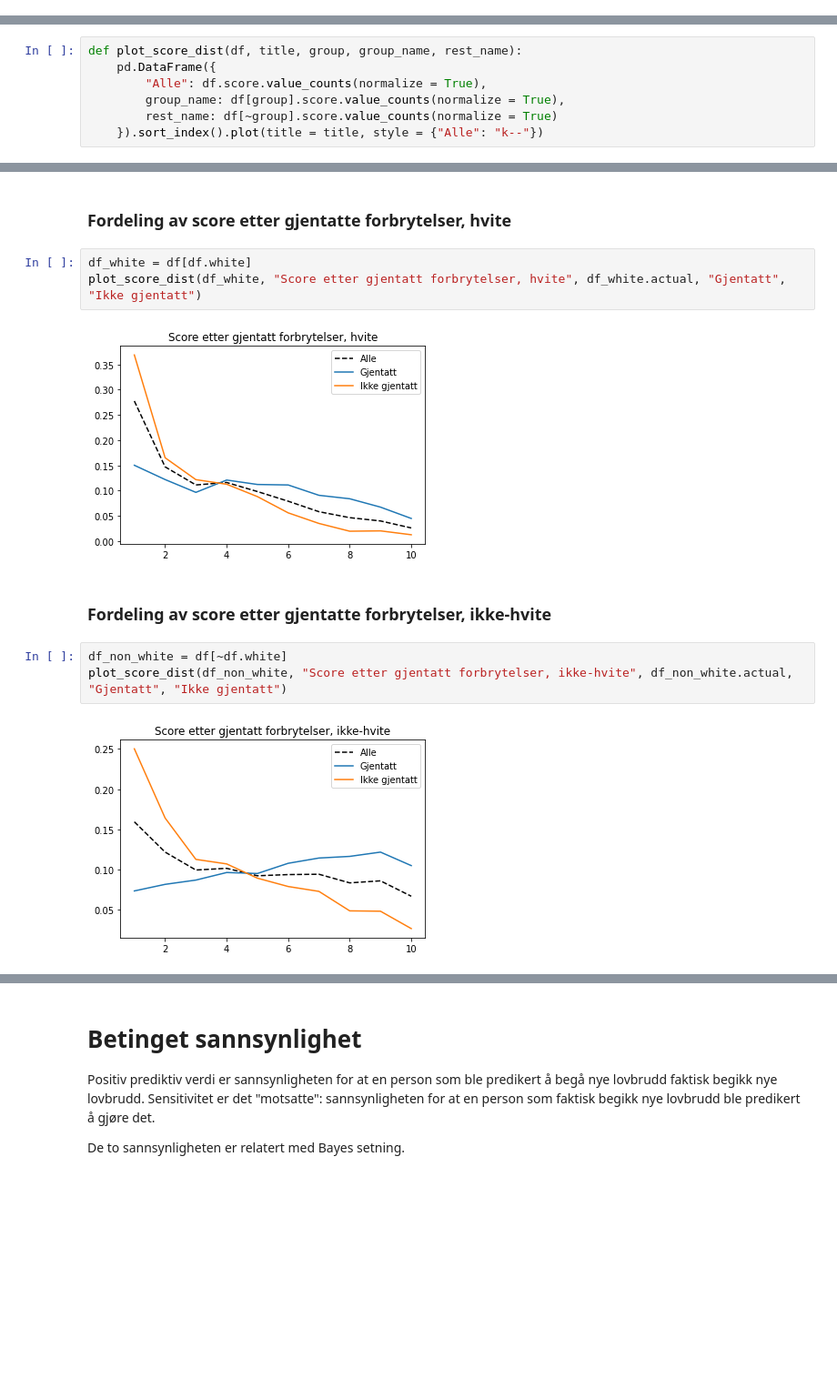
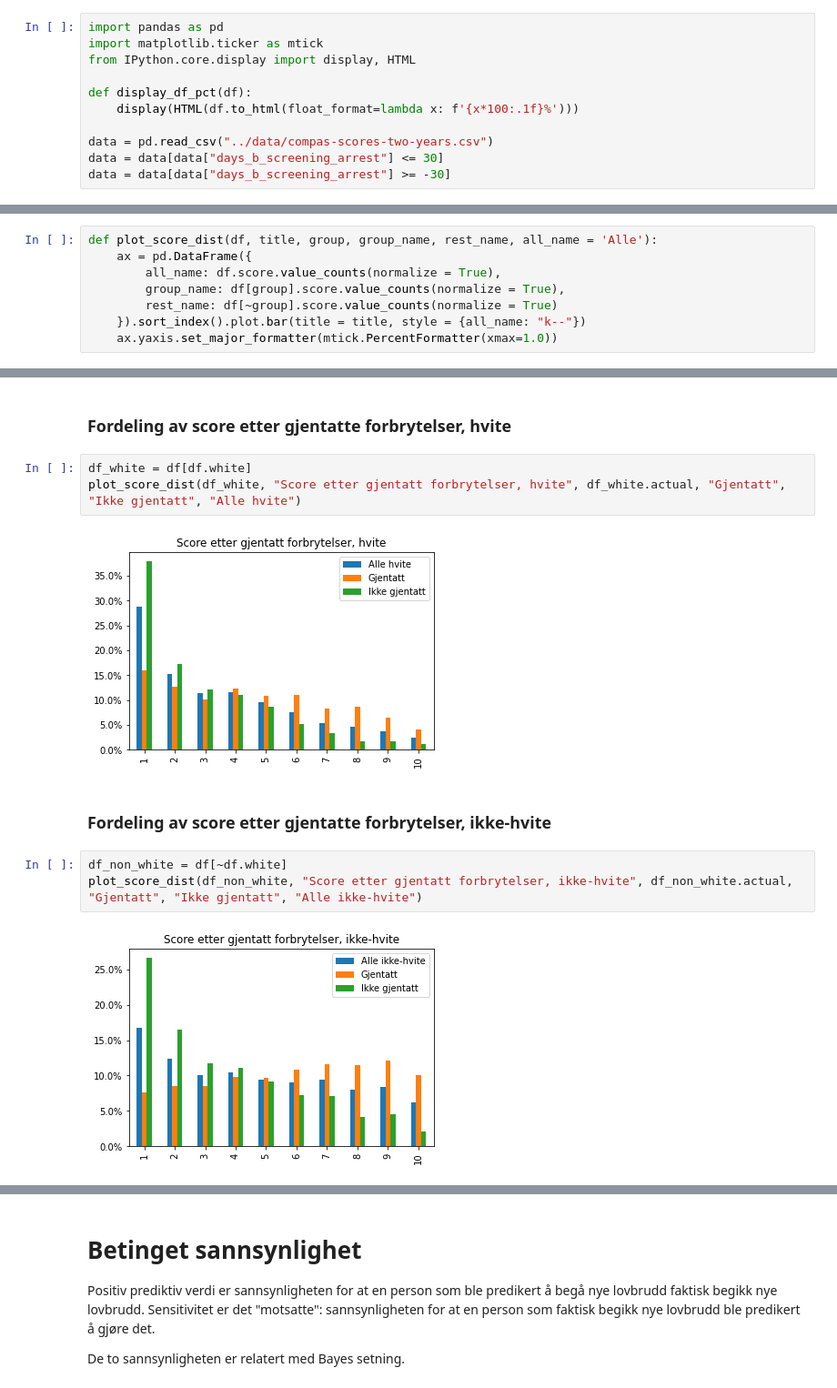
Before and after one commit to irisbore/hon2200-gr2, a Jupyter notebook: report/report.ipynb, the cells around one changed output, grey strips where cells are left out. Shown at 91% size. Cells and saved outputs as stored; diff of their text form; blank space fills up the shorter version.

```diff
--- a/report/report.ipynb
+++ b/report/report.ipynb
@@ -6,4 +6,15 @@ Vi bruker Pandas til å lese inn dataene, og lager oss en `DataFrame` med kun de
  - Kolonnen `white` indikerer om personen er "hvit" eller ikke, hvor vi definerer hvit som gruppen ("race") "Caucasian" i det originale datasettet
  - Kolonnen `predicted` indikerer om personen er predikert til å begå nye lovbrudd
  - Kolonnen `actual` indikerer om personen faktisk begikk nye lovbrudd
+# %%
+import pandas as pd
+import matplotlib.ticker as mtick
+from IPython.core.display import display, HTML
+
+def display_df_pct(df):
+    display(HTML(df.to_html(float_format=lambda x: f'{x*100:.1f}%')))
+
+data = pd.read_csv("../data/compas-scores-two-years.csv")
+data = data[data["days_b_screening_arrest"] <= 30]
+data = data[data["days_b_screening_arrest"] >= -30]
 # %%
@@ -69,12 +83,13 @@ four_field_table(df.sex == 'Male', "Menn", "Kvinner")
 
 COMPAS gir en score fra 1 til 10 for hver at gjerningspersonen i en sak er "farlig". Vi ser på fordelingen av denne scoren i forskjellige grupper.
 # %%
-def plot_score_dist(df, title, group, group_name, rest_name):
-    pd.DataFrame({
-        "Alle": df.score.value_counts(normalize = True),
+def plot_score_dist(df, title, group, group_name, rest_name, all_name = 'Alle'):
+    ax = pd.DataFrame({
+        all_name: df.score.value_counts(normalize = True),
         group_name: df[group].score.value_counts(normalize = True),
         rest_name: df[~group].score.value_counts(normalize = True)
-    }).sort_index().plot(title = title, style = {"Alle": "k--"})
+    }).sort_index().plot.bar(title = title, style = {all_name: "k--"})
+    ax.yaxis.set_major_formatter(mtick.PercentFormatter(xmax=1.0))
 # %% [markdown]
 ### Fordeling av score etter hudfarge
 # %%
@@ -97,13 +114,13 @@ plot_score_dist(df, "Score etter gjentatt forbrytelse", df.actual, "Gjentatt", "
 ### Fordeling av score etter gjentatte forbrytelser, hvite
 # %%
 df_white = df[df.white]
-plot_score_dist(df_white, "Score etter gjentatt forbrytelser, hvite", df_white.actual, "Gjentatt", "Ikke gjentatt")
+plot_score_dist(df_white, "Score etter gjentatt forbrytelser, hvite", df_white.actual, "Gjentatt", "Ikke gjentatt", "Alle hvite")
 # %% [output]
-[figure, old version]
+[figure, new version]
 # %% [markdown]
 ### Fordeling av score etter gjentatte forbrytelser, ikke-hvite
 # %%
 df_non_white = df[~df.white]
-plot_score_dist(df_non_white, "Score etter gjentatt forbrytelser, ikke-hvite", df_non_white.actual, "Gjentatt", "Ikke gjentatt")
+plot_score_dist(df_non_white, "Score etter gjentatt forbrytelser, ikke-hvite", df_non_white.actual, "Gjentatt", "Ikke gjentatt", "Alle ikke-hvite")
 # %% [output]
-[figure, old version]
+[figure, new version]
```
Also changed, not shown: parts of 16 cells of this notebook.
